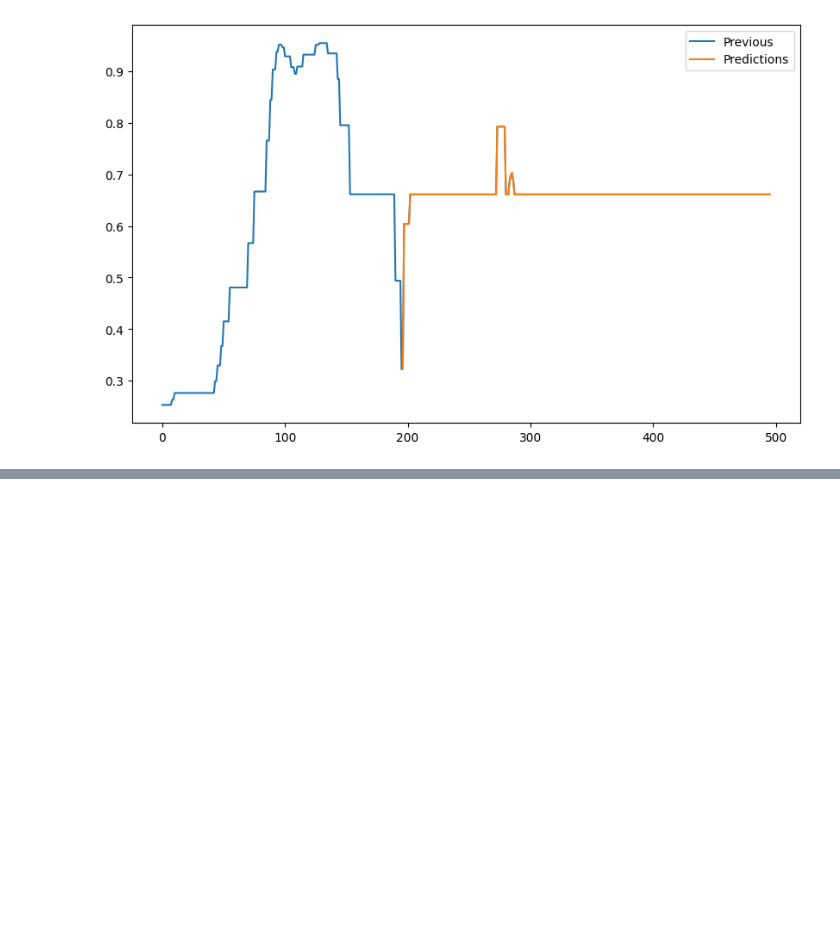
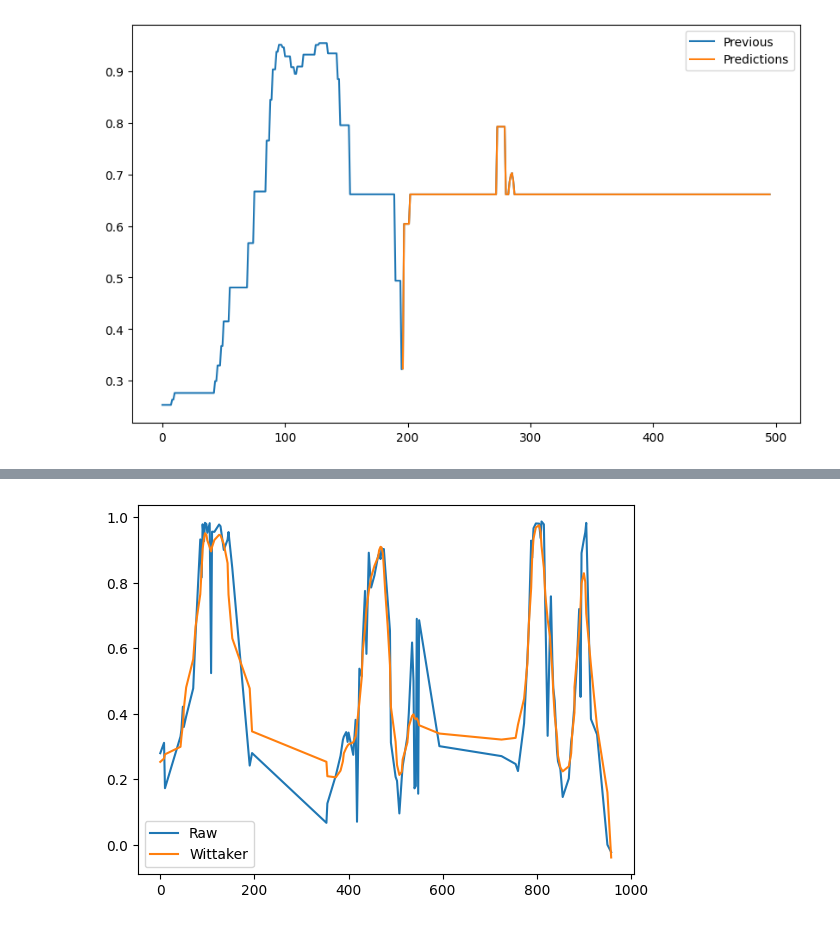
Before and after one commit to AguilarAngel9/Plant-Growth-Cycle-based-on-geospatial-data, a Jupyter notebook: Models/xgBoostRegressor.ipynb, the cells around one changed output, grey strips where cells are left out. Cells and saved outputs as stored; diff of their text form; code cells hidden in the pictures; blank space fills up the shorter version.

```diff
--- a/Models/xgBoostRegressor.ipynb
+++ b/Models/xgBoostRegressor.ipynb
@@ -191,0 +214,9 @@ plt.show()
+# %%
+# Perform a Whittaker Smooth.
+smoothed = whittaker_smooth(np.array(ndvi_series), lmbd=10)
+plt.plot(days, ndvi_series, label="Raw")
+plt.plot(days, smoothed, label='Wittaker')
+plt.legend()
+plt.show()
+# %% [output]
+[figure, added]
```
Also changed, not shown: parts of 6 cells of this notebook, 1 other file.
